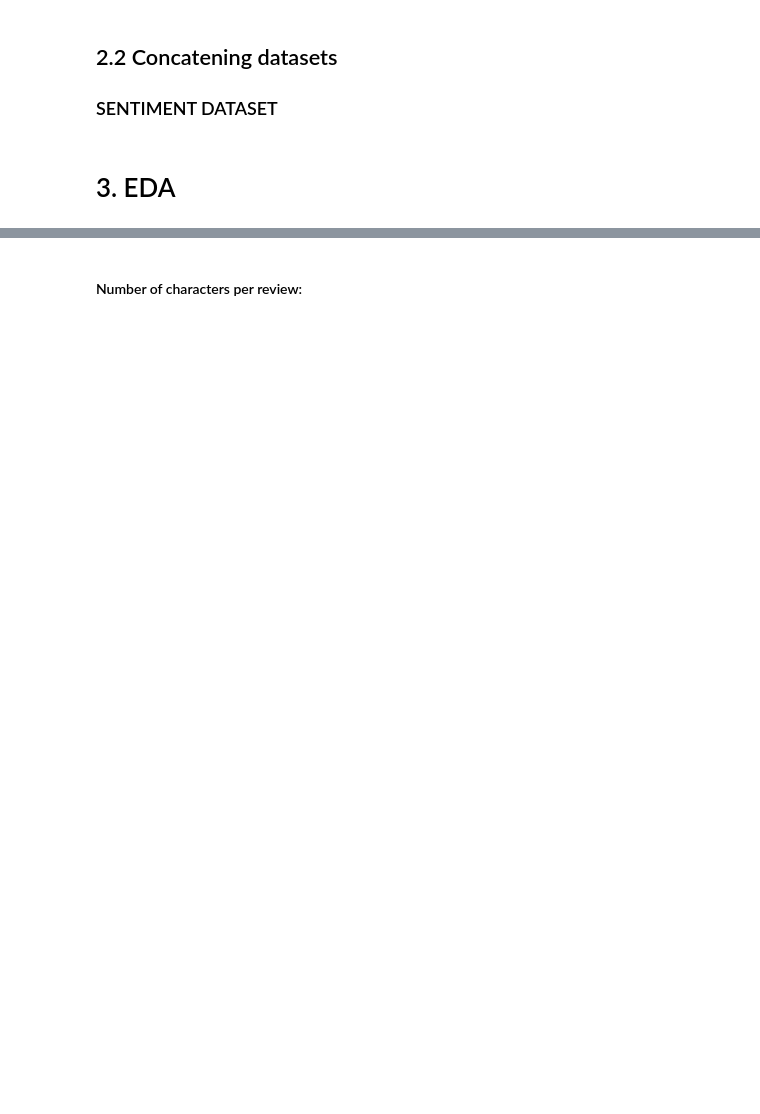
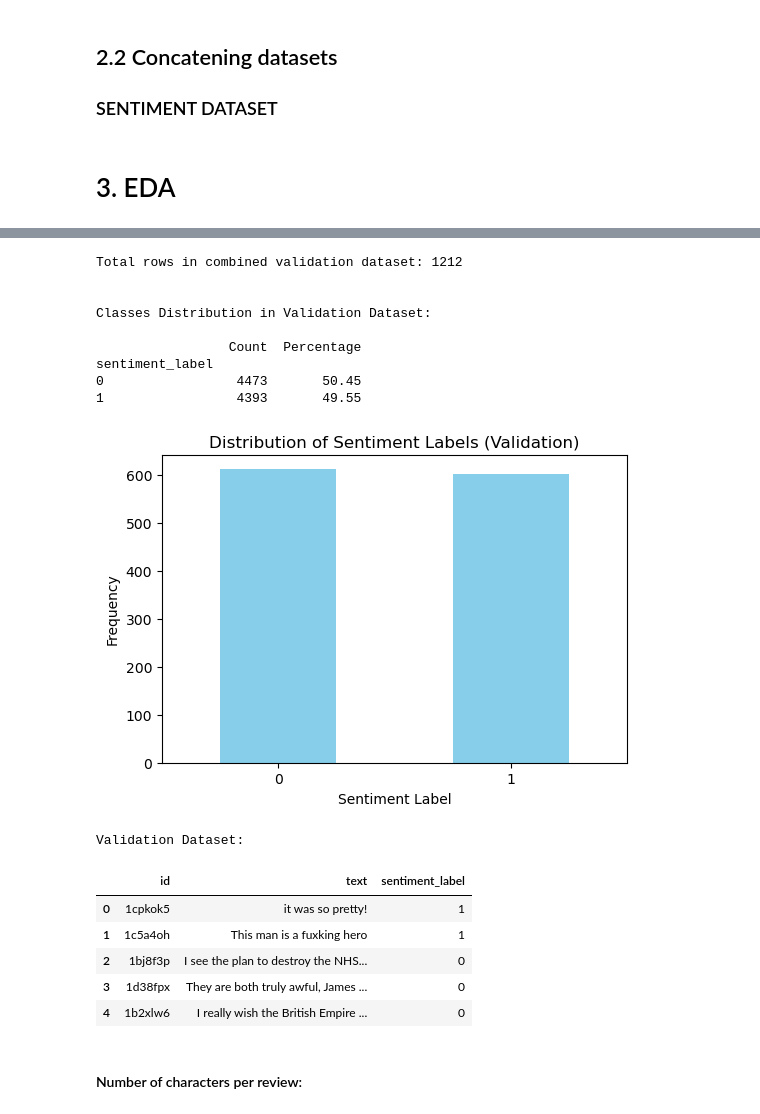
Before and after one commit to saropi99/nlp-project, a Jupyter notebook: notebook.ipynb, the cells around one changed output, grey strips where cells are left out. Cells and saved outputs as stored; diff of their text form; code cells hidden in the pictures; blank space fills up the shorter version.

```diff
--- a/notebook.ipynb
+++ b/notebook.ipynb
@@ -160,18 +334,36 @@ combined_sentiment_df.head(5)
 # %%
 # Display the combined DataFrame
 print(f"Total rows in combined validation dataset: {len(combined_sentiment_df_val)}\n")
 print('\nClasses Distribution in Validation Dataset:\n')
 class_distribution(combined_sentiment_df)
 print('\n')
 plt.figure(figsize=(6,4))
 combined_sentiment_df_val['sentiment_label'].value_counts().plot(kind='bar', color='skyblue')
-plt.title('Distribution of Sentiment Labels')
+plt.title('Distribution of Sentiment Labels (Validation)')
 plt.xlabel('Sentiment Label')
 plt.ylabel('Frequency')
 plt.xticks(rotation=0)
 plt.show()
 print("Validation Dataset:\n")
 combined_sentiment_df_val.head(5)
+# %% [output]
+Total rows in combined validation dataset: 1212
+
+
+Classes Distribution in Validation Dataset:
+
+                 Count  Percentage
+sentiment_label
+0                 4473       50.45
+1                 4393       49.55
+[figure, added]
+Validation Dataset:
+|  | id | text | sentiment_label |
+| 0 | 1cpkok5 | it was so pretty! | 1 |
+| 1 | 1c5a4oh | This man is a fuxking hero | 1 |
+| 2 | 1bj8f3p | I see the plan to destroy the NHS... | 0 |
+| 3 | 1d38fpx | They are both truly awful, James ... | 0 |
+| 4 | 1b2xlw6 | I really wish the British Empire ... | 0 |
 # %% [markdown]
 #### Number of characters per review:
 # %%
```
Also changed, not shown: parts of 53 cells of this notebook, 2 other files.
